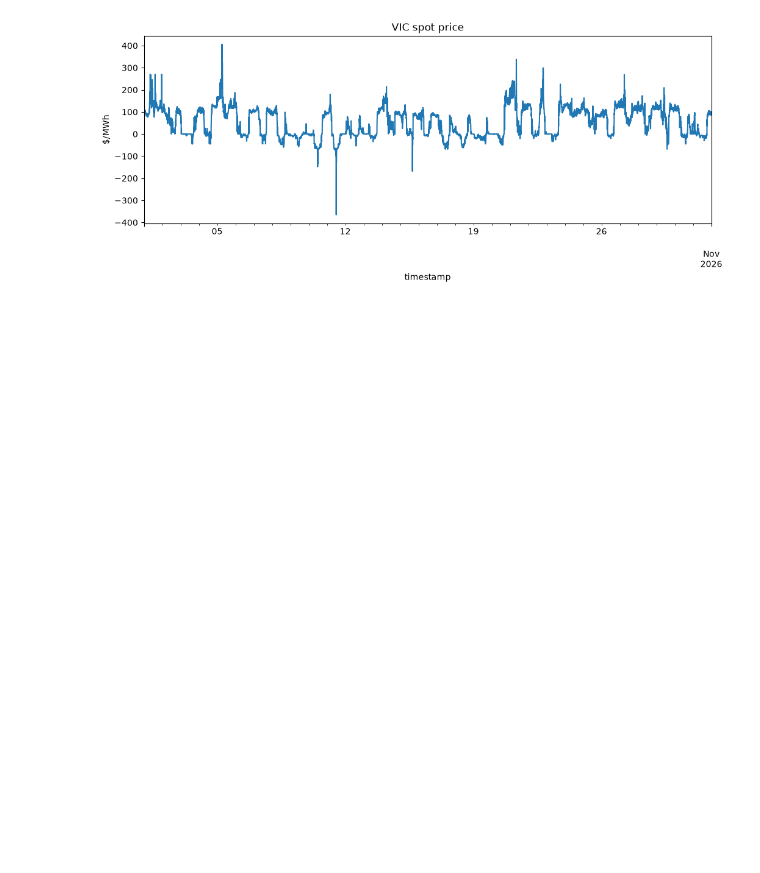
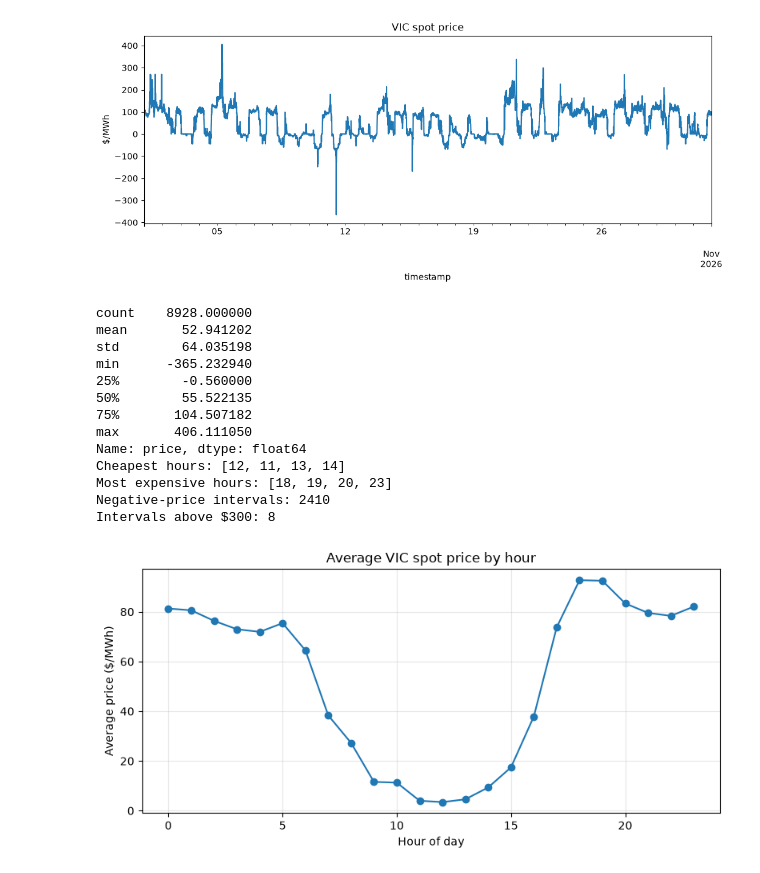
Before and after one commit to joelksecond/bess-arbitrage-sim, a Jupyter notebook: explore.ipynb, the cells around one changed output. Drawn from its saved outputs; the diff is of its cells as text; code cells hidden in the pictures; blank space fills up the shorter version.

Commit message:
Explore price patterns

```diff
--- a/explore.ipynb
+++ b/explore.ipynb
@@ -31,3 +31,32 @@ prices.plot(figsize=(12, 4), title="VIC spot price", ylabel="$/MWh")
 plt.show()
 # %% [output]
 [figure]
+# %%
+from src.data import load_prices
+from src.analysis import plot_daily_shape
+
+prices = load_prices()
+print(prices.describe())
+
+shape = prices.groupby(prices.index.hour).mean()
+print("Cheapest hours:", shape.nsmallest(4).index.tolist())
+print("Most expensive hours:", shape.nlargest(4).index.tolist())
+print("Negative-price intervals:", (prices < 0).sum())
+print("Intervals above $300:", (prices > 300).sum())
+
+plot_daily_shape(prices);
+# %% [output]
+count    8928.000000
+mean       52.941202
+std        64.035198
+min      -365.232940
+25%        -0.560000
+50%        55.522135
+75%       104.507182
+max       406.111050
+Name: price, dtype: float64
+Cheapest hours: [12, 11, 13, 14]
+Most expensive hours: [18, 19, 20, 23]
+Negative-price intervals: 2410
+Intervals above $300: 8
+[figure, added]
```
Also changed, not shown: 3 other files.
